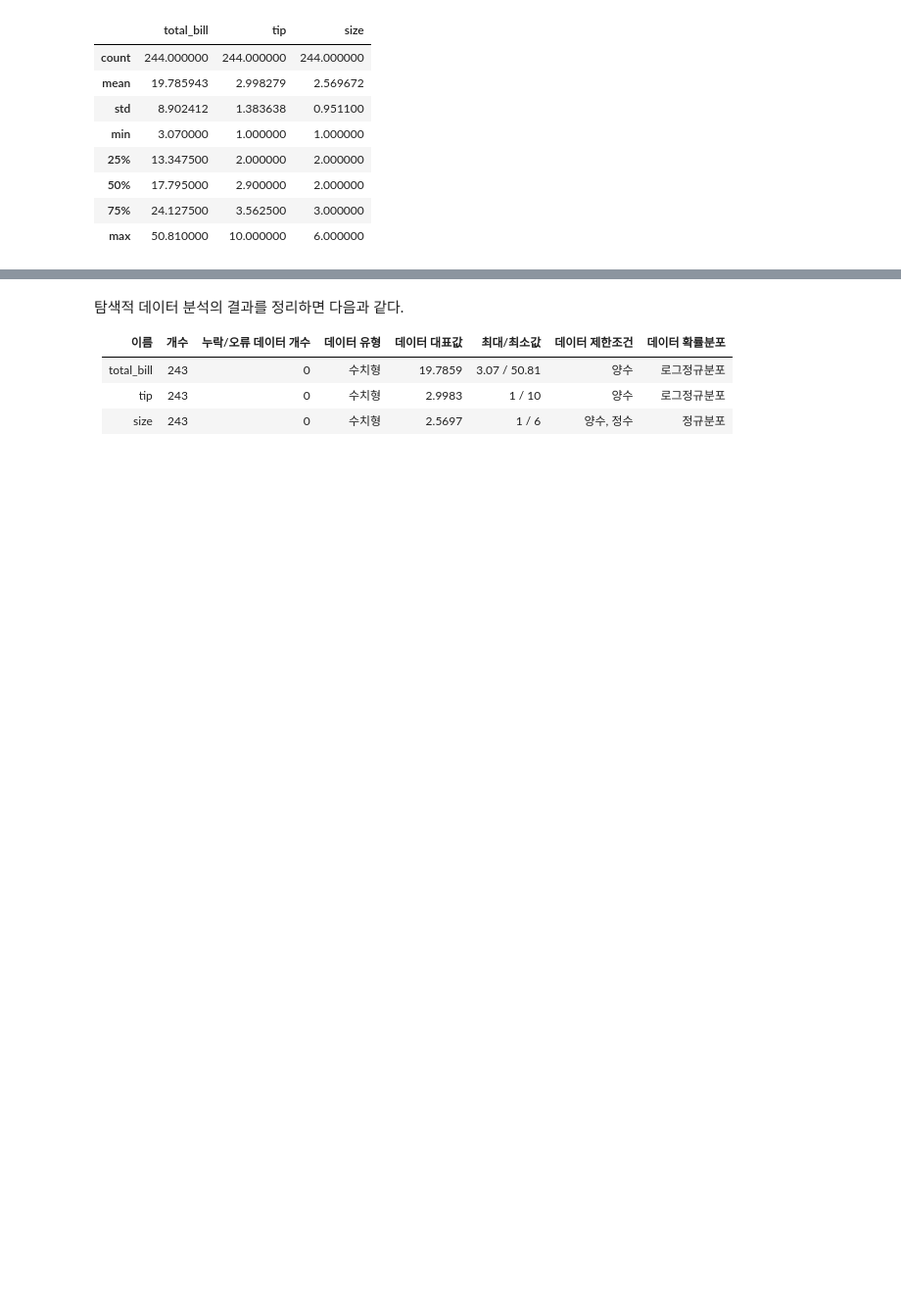
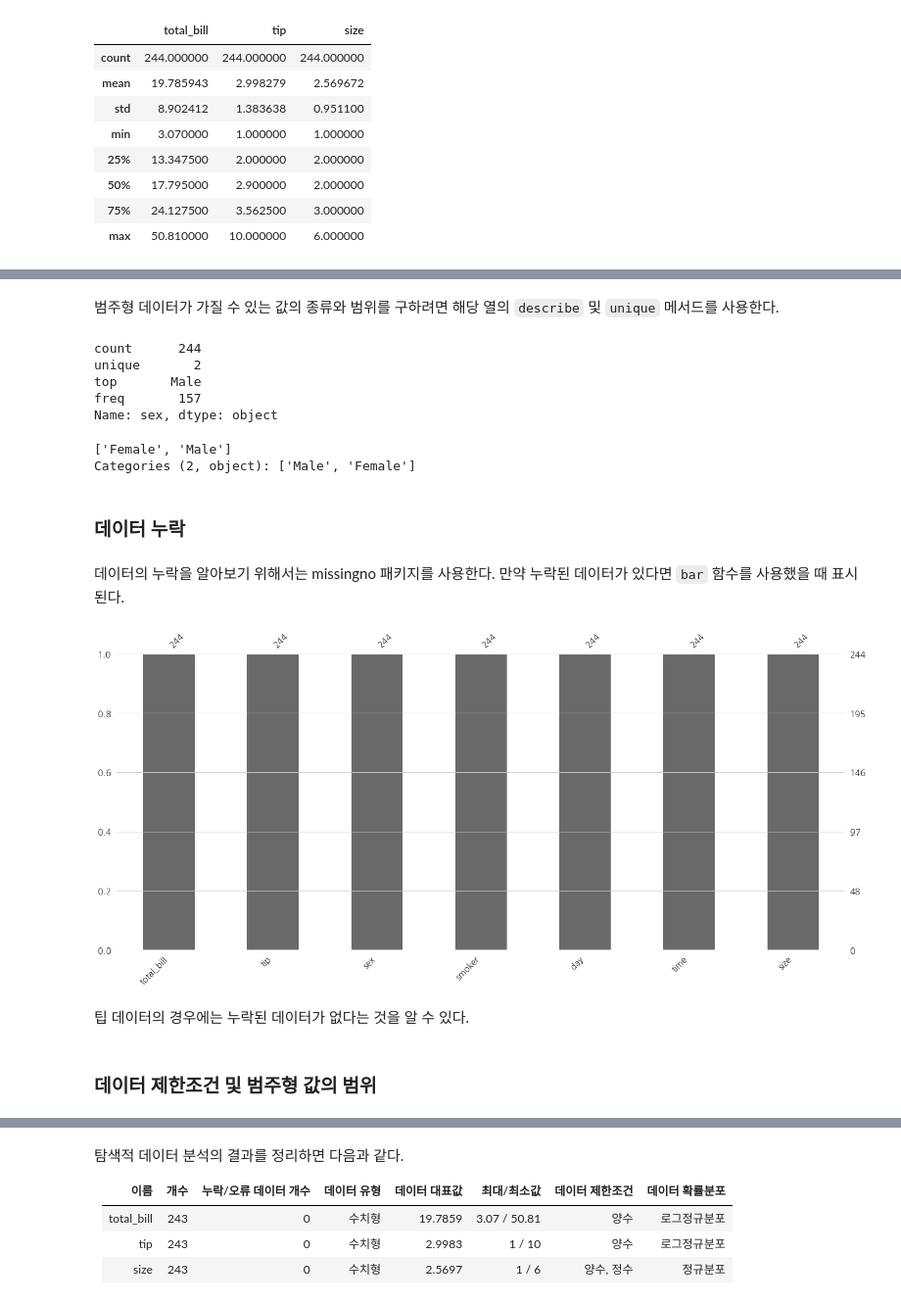
Before and after one commit to datascienceschool/book_data_analysis, a Jupyter notebook: _sources/ch02/02_08.ipynb, the cells around one changed output, grey strips where cells are left out. Shown at 98% size. Cells and saved outputs as stored; diff of their text form; code cells hidden in the pictures; blank space fills up the shorter version.

```diff
--- a/_sources/ch02/02_08.ipynb
+++ b/_sources/ch02/02_08.ipynb
@@ -54,0 +116,30 @@ tips.describe()
+# %% [markdown]
+범주형 데이터가 가질 수 있는 값의 종류와 범위를 구하려면 해당 열의 `describe` 및 `unique` 메서드를 사용한다.
+# %%
+tips.sex.describe()
+# %% [output]
+count      244
+unique       2
+top       Male
+freq       157
+Name: sex, dtype: object
+# %%
+tips.sex.unique()
+# %% [output]
+['Female', 'Male']
+Categories (2, object): ['Male', 'Female']
+# %% [markdown]
+### 데이터 누락
+# %% [markdown]
+데이터의 누락을 알아보기 위해서는 missingno 패키지를 사용한다. 만약 누락된 데이터가 있다면 `bar` 함수를 사용했을 때 표시된다.
+# %%
+import missingno as msno
+
+msno.bar(tips)
+plt.show()
+# %% [output]
+[figure, added]
+# %% [markdown]
+팁 데이터의 경우에는 누락된 데이터가 없다는 것을 알 수 있다.
+# %% [markdown]
+### 데이터 제한조건 및 범주형 값의 범위
```
Also changed, not shown: parts of 16 cells of this notebook, 3 other files.
